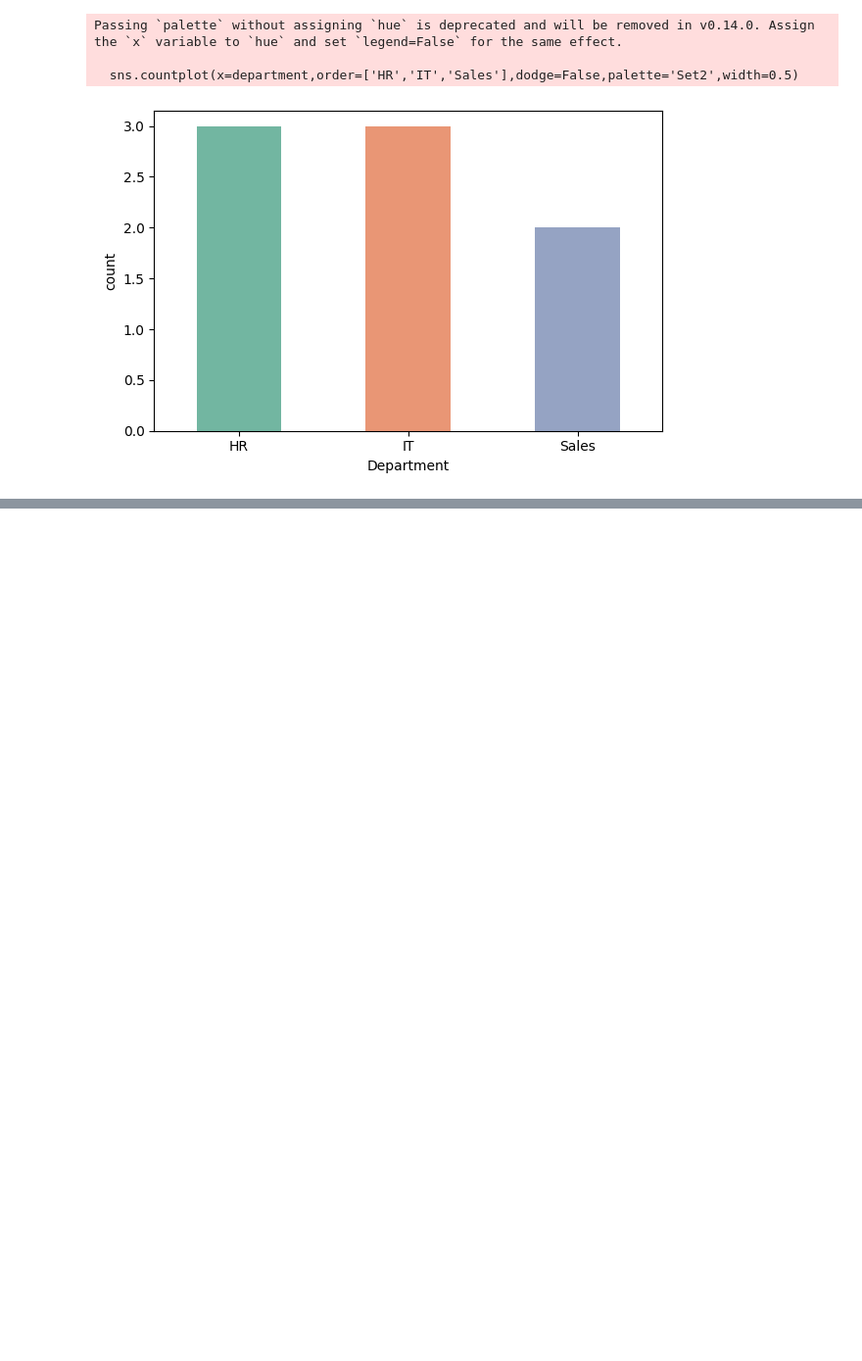
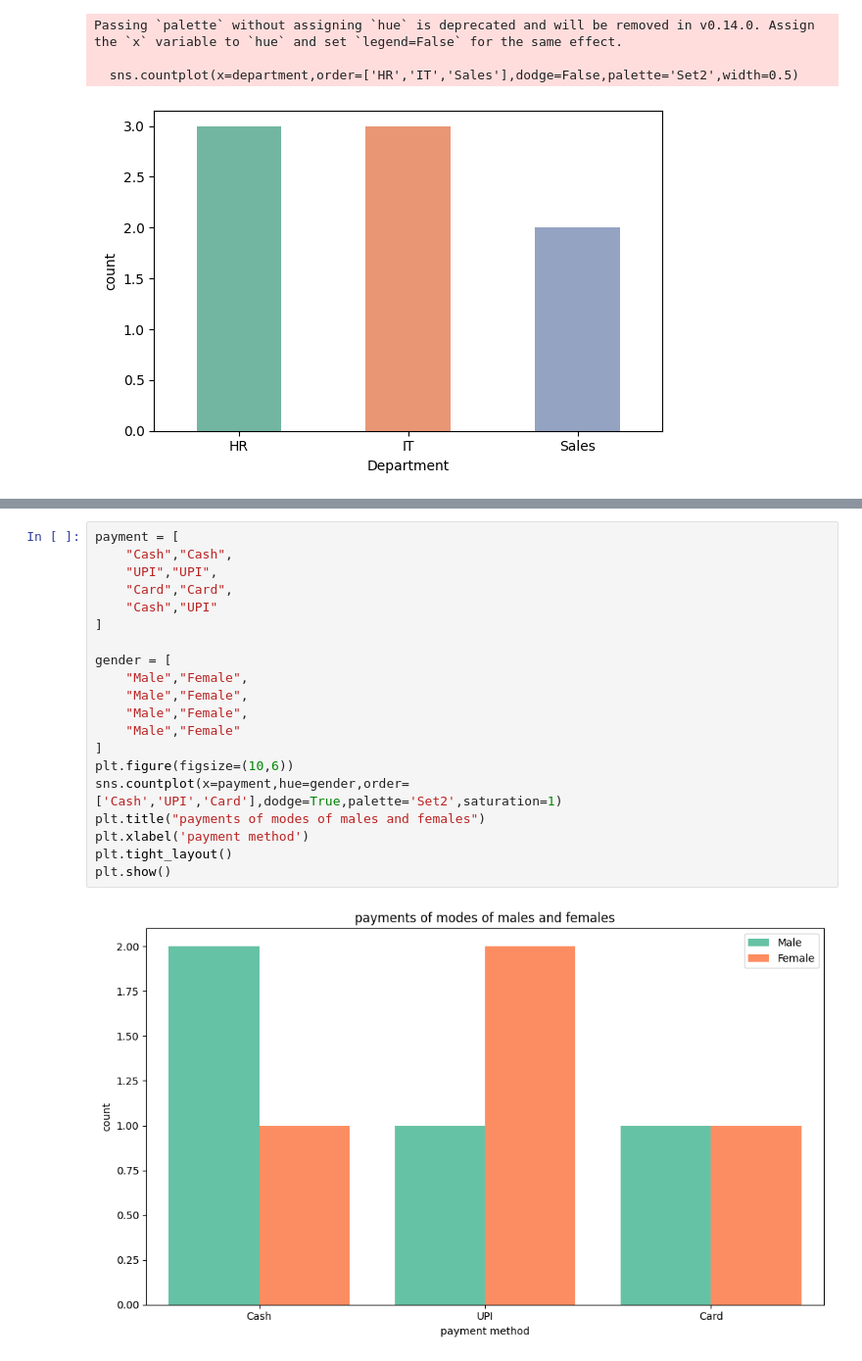
Before and after one commit to esairajesh2-droid/visualization-_learning, a Jupyter notebook: simplevisualization5.ipynb, the cells around one changed output, grey strips where cells are left out. Shown at 98% size. Cells and saved outputs as stored; diff of their text form; blank space fills up the shorter version.

```diff
--- a/simplevisualization5.ipynb
+++ b/simplevisualization5.ipynb
@@ -252,0 +277,22 @@ Passing `palette` without assigning `hue` is deprecated and will be removed in v
+# %%
+payment = [
+    "Cash","Cash",
+    "UPI","UPI",
+    "Card","Card",
+    "Cash","UPI"
+]
+
+gender = [
+    "Male","Female",
+    "Male","Female",
+    "Male","Female",
+    "Male","Female"
+]
+plt.figure(figsize=(10,6))
+sns.countplot(x=payment,hue=gender,order=['Cash','UPI','Card'],dodge=True,palette='Set2',saturation=1)
+plt.title("payments of modes of males and females")
+plt.xlabel('payment method')
+plt.tight_layout()
+plt.show()
+# %% [output]
+[figure, added]
```
Also changed, not shown: parts of 2 cells of this notebook.
